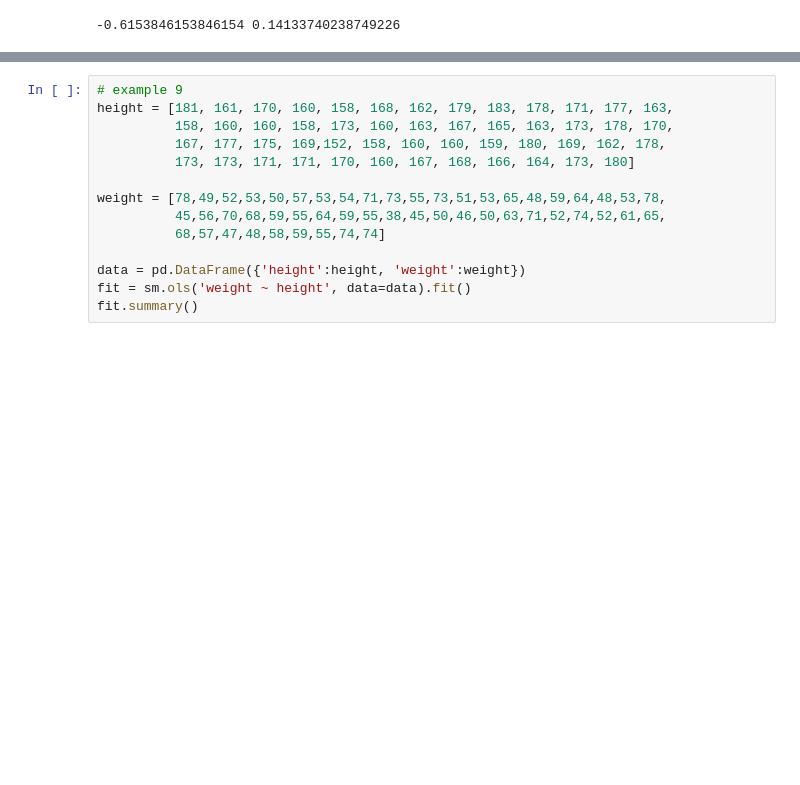
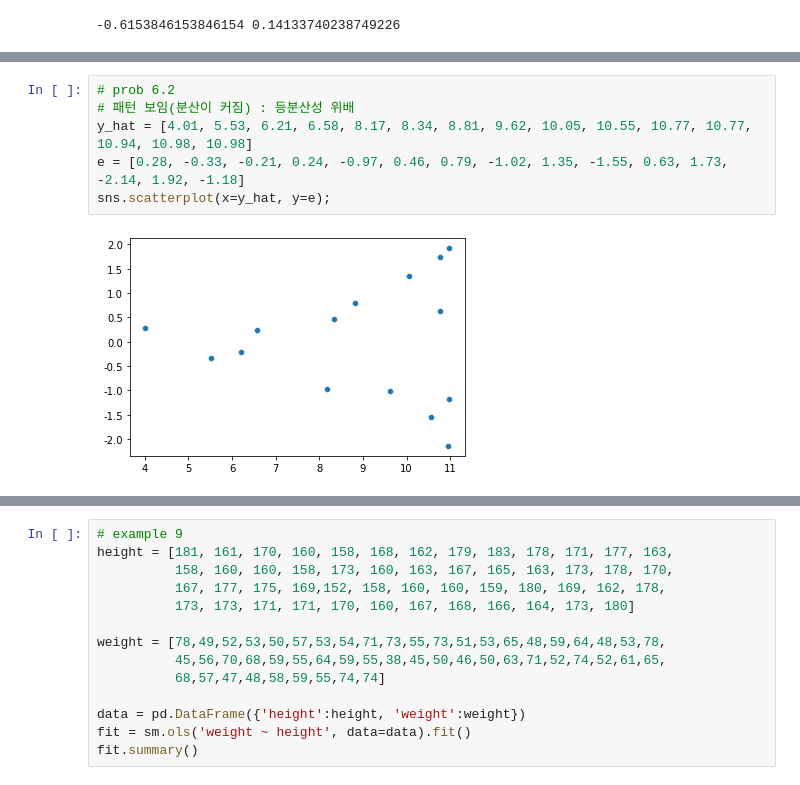
Before and after one commit to klee30810/ADP-study, a Jupyter notebook: stats/pstat/Chap 13. 회귀분석.ipynb, the cells around one changed output, grey strips where cells are left out. Drawn from its saved outputs; the diff is of its cells as text; blank space fills up the shorter version.

```diff
--- a/stats/pstat/Chap 13. 회귀분석.ipynb
+++ b/stats/pstat/Chap 13. 회귀분석.ipynb
@@ -642,0 +706,8 @@ gamma
+# %%
+# prob 6.2
+# 패턴 보임(분산이 커짐) : 등분산성 위배
+y_hat = [4.01, 5.53, 6.21, 6.58, 8.17, 8.34, 8.81, 9.62, 10.05, 10.55, 10.77, 10.77, 10.94, 10.98, 10.98]
+e = [0.28, -0.33, -0.21, 0.24, -0.97, 0.46, 0.79, -1.02, 1.35, -1.55, 0.63, 1.73, -2.14, 1.92, -1.18]
+sns.scatterplot(x=y_hat, y=e);
+# %% [output]
+[figure, added]
```
Also changed, not shown: parts of 89 cells of this notebook, 1 other file.
